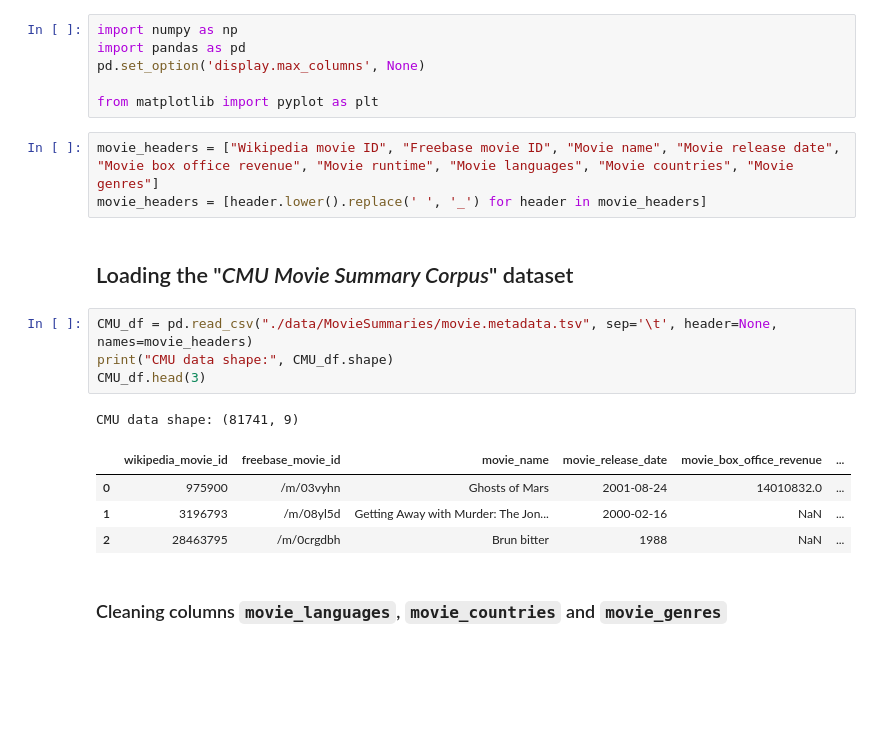
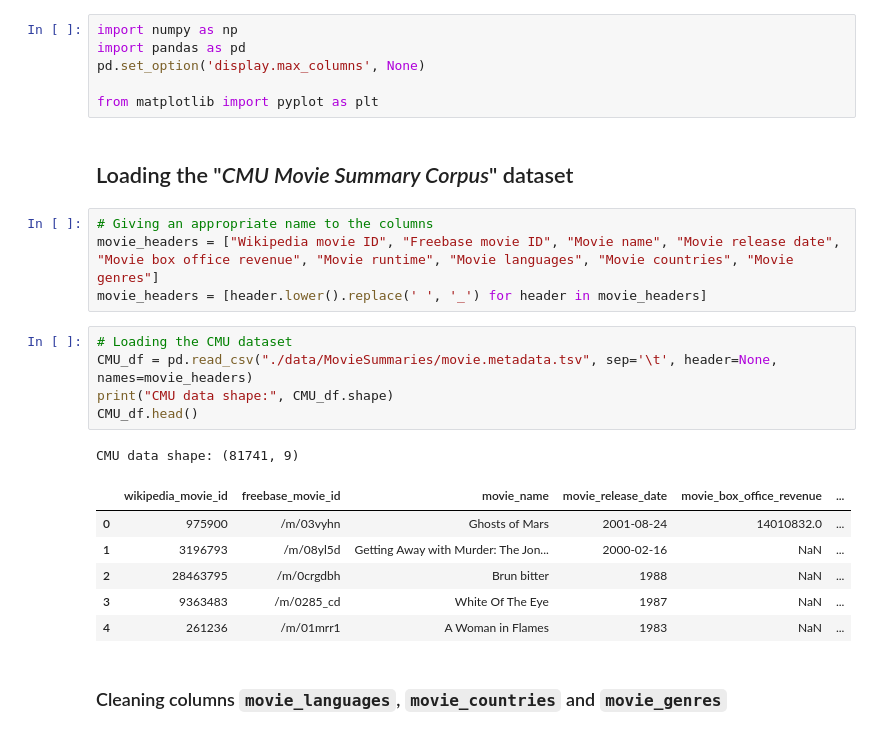
Before and after one commit to epfl-ada/ada-2024-project-gear5, a Jupyter notebook: data_preparation.ipynb, the cells around one changed output. Saved outputs shown, nothing was run; the diff lists cells and outputs as text; blank space fills up the shorter version.

```diff
--- a/data_preparation.ipynb
+++ b/data_preparation.ipynb
@@ -6,21 +6,25 @@ import pandas as pd
 pd.set_option('display.max_columns', None)
 
 from matplotlib import pyplot as plt
-# %%
-movie_headers = ["Wikipedia movie ID", "Freebase movie ID", "Movie name", "Movie release date", "Movie box office revenue", "Movie runtime", "Movie languages", "Movie countries", "Movie genres"]
-movie_headers = [header.lower().replace(' ', '_') for header in movie_headers]
 # %% [markdown]
 ## Loading the "_CMU Movie Summary Corpus_" dataset
+# %%
+# Giving an appropriate name to the columns
+movie_headers = ["Wikipedia movie ID", "Freebase movie ID", "Movie name", "Movie release date", "Movie box office revenue", "Movie runtime", "Movie languages", "Movie countries", "Movie genres"]
+movie_headers = [header.lower().replace(' ', '_') for header in movie_headers]
 # %%
+# Loading the CMU dataset
 CMU_df = pd.read_csv("./data/MovieSummaries/movie.metadata.tsv", sep='\t', header=None, names=movie_headers)
 print("CMU data shape:", CMU_df.shape)
-CMU_df.head(3)
+CMU_df.head()
 # %% [output]
 CMU data shape: (81741, 9)
 |  | wikipedia_movie_id | freebase_movie_id | movie_name | movie_release_date | movie_box_office_revenue | ... |
 | 0 | 975900 | /m/03vyhn | Ghosts of Mars | 2001-08-24 | 14010832.0 | ... |
 | 1 | 3196793 | /m/08yl5d | Getting Away with Murder: The Jon... | 2000-02-16 | NaN | ... |
 | 2 | 28463795 | /m/0crgdbh | Brun bitter | 1988 | NaN | ... |
+| 3 | 9363483 | /m/0285_cd | White Of The Eye | 1987 | NaN | ... |
+| 4 | 261236 | /m/01mrr1 | A Woman in Flames | 1983 | NaN | ... |
 # %% [markdown]
 ### Cleaning columns `movie_languages`, `movie_countries` and `movie_genres`
 # %%
```
Also changed, not shown: parts of 2 cells of this notebook, 3 other files.
